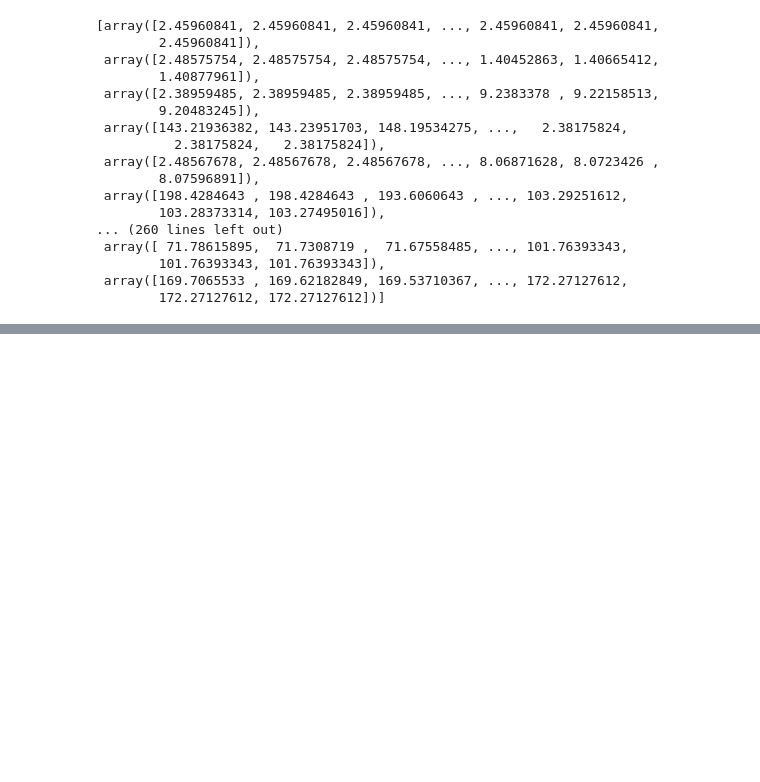
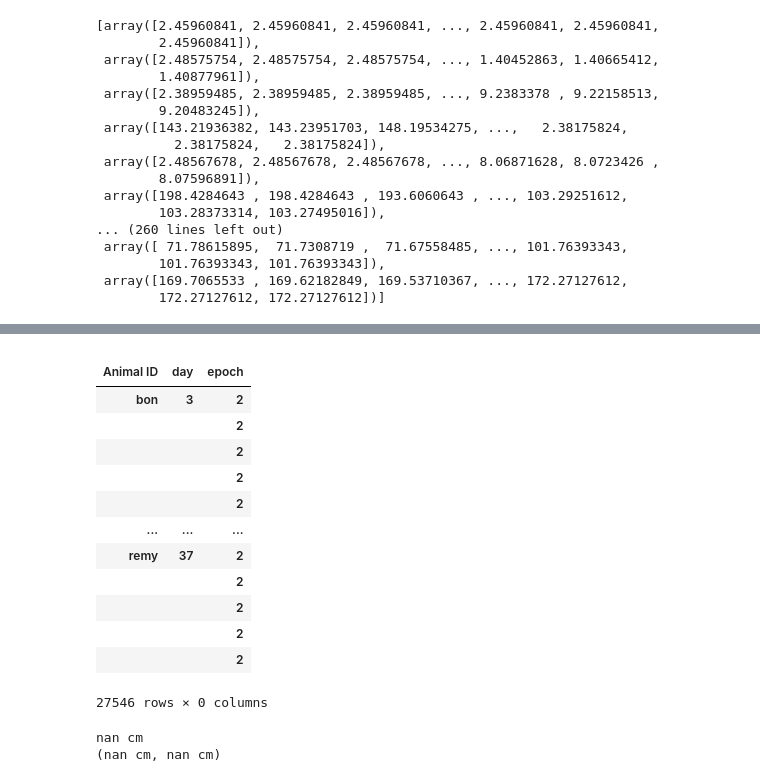
Before and after one commit to ZilongJi/AdaptiveAttractorForSequences, a Jupyter notebook: notebooks/get_decoding accuracy_from_encoding_model.ipynb, the cells around one changed output, grey strips where cells are left out. Drawn from its saved outputs; the diff is of its cells as text; code cells hidden in the pictures; blank space fills up the shorter version.

```diff
--- a/notebooks/get_decoding accuracy_from_encoding_model.ipynb
+++ b/notebooks/get_decoding accuracy_from_encoding_model.ipynb
@@ -153,0 +195,32 @@ median_error_list
+# %%
+run_median_error = error_info.filter(regex="run_median_error_fold_*", axis=1)
+all_median_error = error_info.filter(regex="^median_error_fold_*", axis=1)
+# %%
+all_median_error
+# %% [output]
+|  |  |  |
+| Animal ID | day | epoch |
+| bon | 3 | 2 |
+|  |  | 2 |
+|  |  | 2 |
+|  |  | 2 |
+|  |  | 2 |
+| ... | ... | ... |
+| remy | 37 | 2 |
+|  |  | 2 |
+|  |  | 2 |
+|  |  | 2 |
+|  |  | 2 |
+27546 rows × 0 columns
+# %%
+run_mean = run_median_error.mean().mean()
+run_ci = (
+    run_median_error.mean().mean() - 1.96 * run_median_error.mean().std(),
+    run_median_error.mean().mean() + 1.96 * run_median_error.mean().std(),
+)
+
+print(f"{run_mean:.0f} cm")
+print(f"({run_ci[0]:.0f} cm, {run_ci[1]:.0f} cm)")
+# %% [output]
+nan cm
+(nan cm, nan cm)
```
Also changed, not shown: parts of 3 cells of this notebook, 10 other files.
